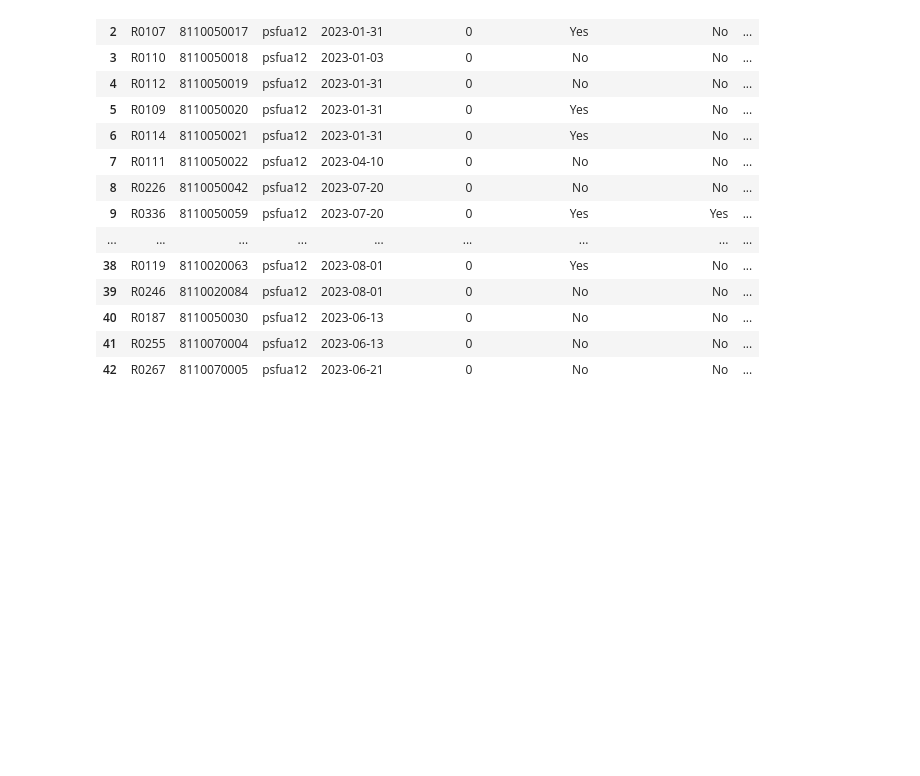
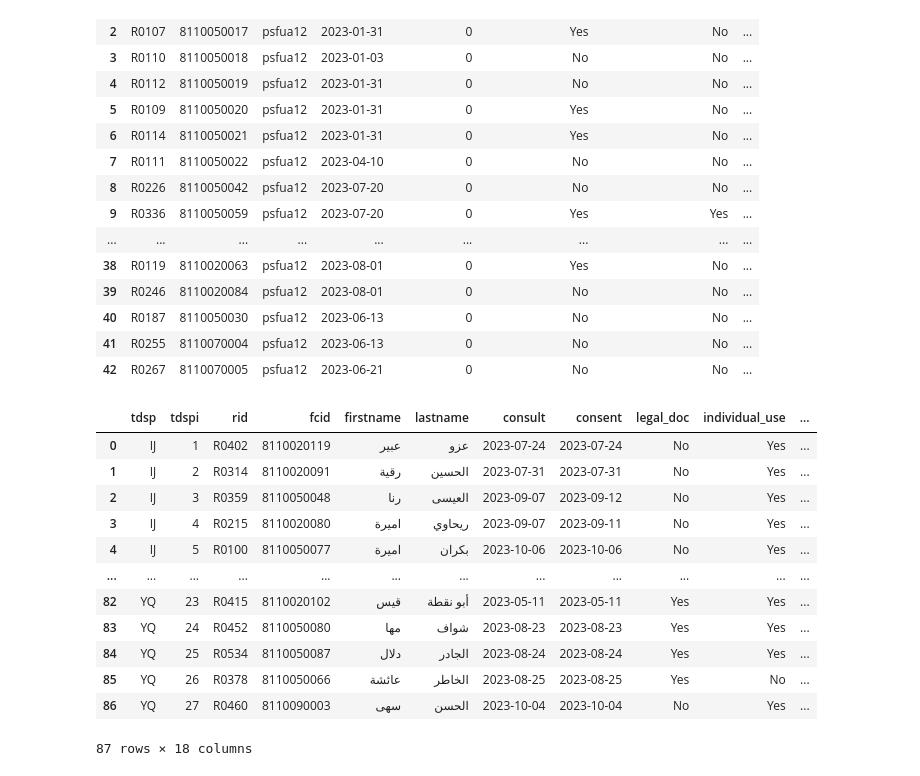
Before and after one commit to ModarYaghi/fc-performeter, a Jupyter notebook: notebooks/unvfvt.ipynb, the cells around one changed output. Drawn from its saved outputs; the diff is of its cells as text; code cells hidden in the pictures; blank space fills up the shorter version.

```diff
--- a/notebooks/unvfvt.ipynb
+++ b/notebooks/unvfvt.ipynb
@@ -308,3 +308,22 @@ pd.read_csv(ptfua12_path)
 | 40 | R0187 | 8110050030 | psfua12 | 2023-06-13 | 0 | No | No | ... |
 | 41 | R0255 | 8110070004 | psfua12 | 2023-06-13 | 0 | No | No | ... |
 | 42 | R0267 | 8110070005 | psfua12 | 2023-06-21 | 0 | No | No | ... |
+# %%
+path = os.path.join(data, processed, '0124', 'pstd_0124.csv')
+df = pd.read_csv(td_path)
+# %%
+df
+# %% [output]
+|  | tdsp | tdspi | rid | fcid | firstname | lastname | consult | consent | legal_doc | individual_use | ... |
+| 0 | IJ | 1 | R0402 | 8110020119 | عبير | عزو | 2023-07-24 | 2023-07-24 | No | Yes | ... |
+| 1 | IJ | 2 | R0314 | 8110020091 | رقية | الحسين | 2023-07-31 | 2023-07-31 | No | Yes | ... |
+| 2 | IJ | 3 | R0359 | 8110050048 | رنا | العيسى | 2023-09-07 | 2023-09-12 | No | Yes | ... |
+| 3 | IJ | 4 | R0215 | 8110020080 | اميرة | ريحاوي | 2023-09-07 | 2023-09-11 | No | Yes | ... |
+| 4 | IJ | 5 | R0100 | 8110050077 | اميرة | بكران | 2023-10-06 | 2023-10-06 | No | Yes | ... |
+| ... | ... | ... | ... | ... | ... | ... | ... | ... | ... | ... | ... |
+| 82 | YQ | 23 | R0415 | 8110020102 | قيس | أبو نقطة | 2023-05-11 | 2023-05-11 | Yes | Yes | ... |
+| 83 | YQ | 24 | R0452 | 8110050080 | مها | شواف | 2023-08-23 | 2023-08-23 | Yes | Yes | ... |
+| 84 | YQ | 25 | R0534 | 8110050087 | دلال | الجادر | 2023-08-24 | 2023-08-24 | Yes | Yes | ... |
+| 85 | YQ | 26 | R0378 | 8110050066 | عائشة | الخاطر | 2023-08-25 | 2023-08-25 | Yes | No | ... |
+| 86 | YQ | 27 | R0460 | 8110090003 | سهى | الحسن | 2023-10-04 | 2023-10-04 | No | Yes | ... |
+87 rows × 18 columns
```
Also changed, not shown: 4 other files.
